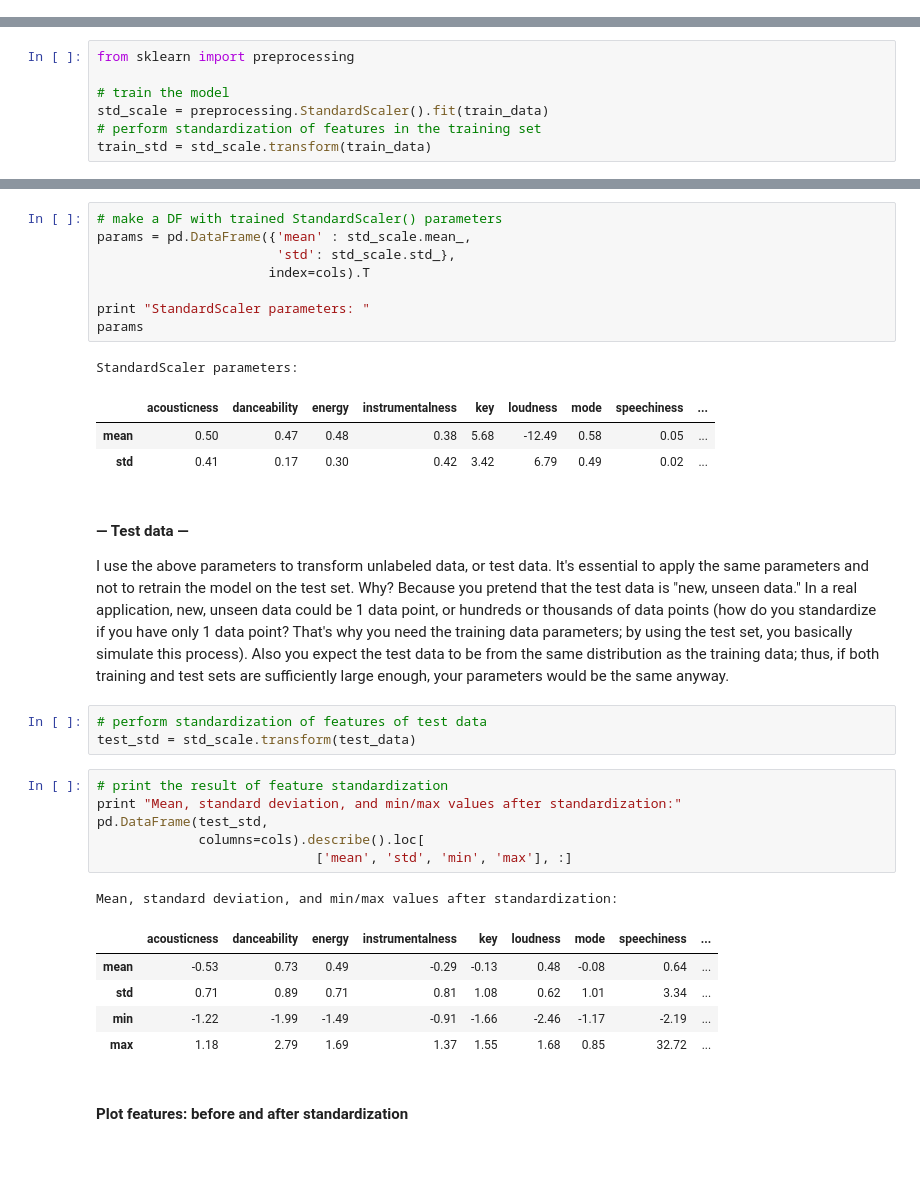
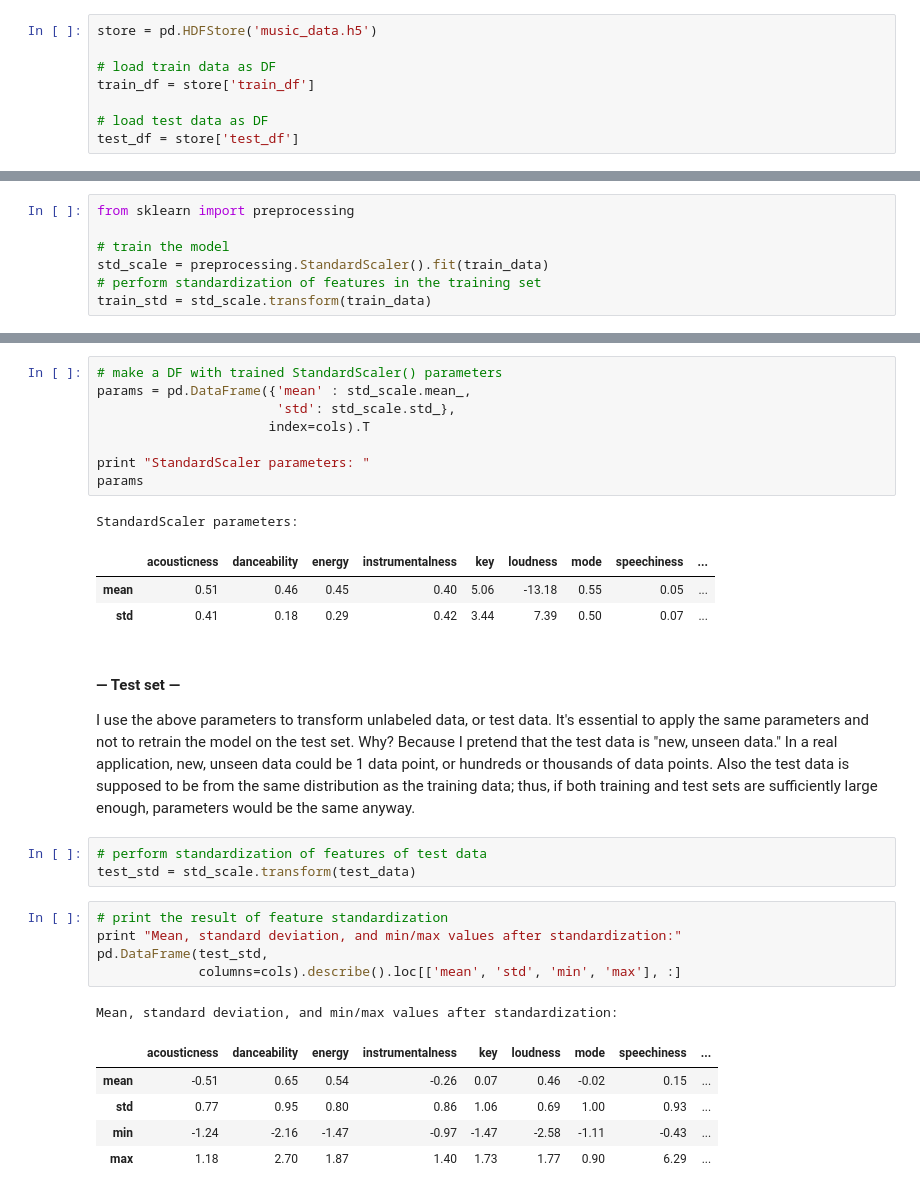
Before and after one commit to medennikova/itunes-music-analysis, a Jupyter notebook: 03_Preprocessing.ipynb, the cells around one changed output, grey strips where cells are left out. Cells and saved outputs as stored; diff of their text form; blank space fills up the shorter version.

```diff
--- a/03_Preprocessing.ipynb
+++ b/03_Preprocessing.ipynb
@@ -67,0 +44,8 @@ test_df.sample(3)
+# %%
+store = pd.HDFStore('music_data.h5')
+
+# load train data as DF
+train_df = store['train_df']
+
+# load test data as DF
+test_df = store['test_df']
@@ -171,27 +165,24 @@ params
 # %% [output]
 StandardScaler parameters:
 |  | acousticness | danceability | energy | instrumentalness | key | loudness | mode | speechiness | ... |
-| mean | 0.50 | 0.47 | 0.48 | 0.38 | 5.68 | -12.49 | 0.58 | 0.05 | ... |
-| std | 0.41 | 0.17 | 0.30 | 0.42 | 3.42 | 6.79 | 0.49 | 0.02 | ... |
+| mean | 0.51 | 0.46 | 0.45 | 0.40 | 5.06 | -13.18 | 0.55 | 0.05 | ... |
+| std | 0.41 | 0.18 | 0.29 | 0.42 | 3.44 | 7.39 | 0.50 | 0.07 | ... |
 # %% [markdown]
-#### — Test data —
+#### — Test set —
 I use the above parameters to transform unlabeled data, or test data.
-It's essential to apply the same parameters and not to retrain the model on the test set. Why? Because you pretend that the test data is "new, unseen data." In a real application, new, unseen data could be 1 data point, or hundreds or thousands of data points (how do you standardize if you have only 1 data point? That's why you need the training data parameters; by using the test set, you basically simulate this process). Also you expect the test data to be from the same distribution as the training data; thus, if both training and test sets are sufficiently large enough, your parameters would be the same anyway.
+It's essential to apply the same parameters and not to retrain the model on the test set. Why? Because I pretend that the test data is "new, unseen data." In a real application, new, unseen data could be 1 data point, or hundreds or thousands of data points. Also the test data is supposed to be from the same distribution as the training data; thus, if both training and test sets are sufficiently large enough, parameters would be the same anyway.
 # %%
 # perform standardization of features of test data
 test_std = std_scale.transform(test_data)
 # %%
 # print the result of feature standardization
 print "Mean, standard deviation, and min/max values after standardization:"
 pd.DataFrame(test_std,
-             columns=cols).describe().loc[
-                            ['mean', 'std', 'min', 'max'], :]
+             columns=cols).describe().loc[['mean', 'std', 'min', 'max'], :]
 # %% [output]
 Mean, standard deviation, and min/max values after standardization:
 |  | acousticness | danceability | energy | instrumentalness | key | loudness | mode | speechiness | ... |
-| mean | -0.53 | 0.73 | 0.49 | -0.29 | -0.13 | 0.48 | -0.08 | 0.64 | ... |
-| std | 0.71 | 0.89 | 0.71 | 0.81 | 1.08 | 0.62 | 1.01 | 3.34 | ... |
-| min | -1.22 | -1.99 | -1.49 | -0.91 | -1.66 | -2.46 | -1.17 | -2.19 | ... |
-| max | 1.18 | 2.79 | 1.69 | 1.37 | 1.55 | 1.68 | 0.85 | 32.72 | ... |
+| mean | -0.51 | 0.65 | 0.54 | -0.26 | 0.07 | 0.46 | -0.02 | 0.15 | ... |
+| std | 0.77 | 0.95 | 0.80 | 0.86 | 1.06 | 0.69 | 1.00 | 0.93 | ... |
+| min | -1.24 | -2.16 | -1.47 | -0.97 | -1.47 | -2.58 | -1.11 | -0.43 | ... |
+| max | 1.18 | 2.70 | 1.87 | 1.40 | 1.73 | 1.77 | 0.90 | 6.29 | ... |
-# %% [markdown]
-#### Plot features: before and after standardization
```
Also changed, not shown: parts of 30 cells of this notebook.
